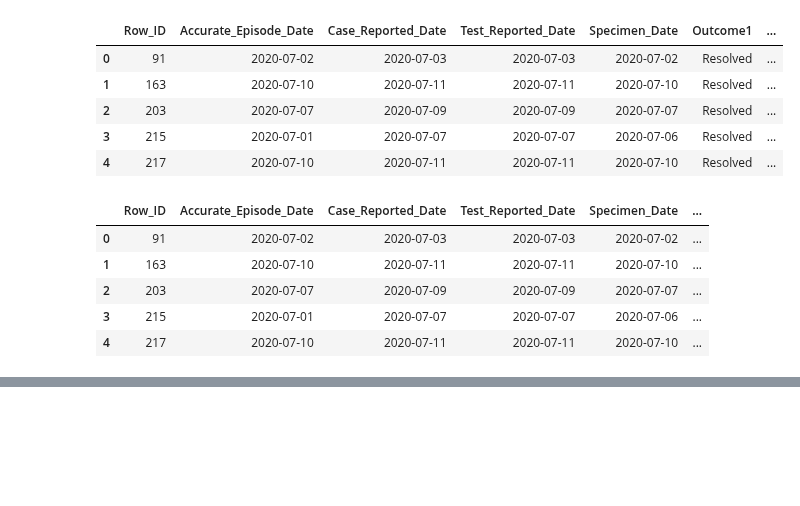
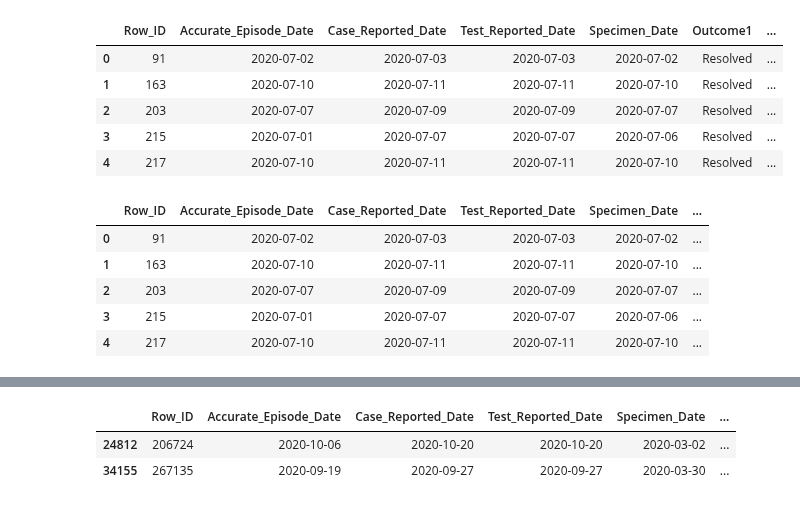
Before and after one commit to vekshan/Covid-19-Tracking-and-Lifestyle-Trends, a Jupyter notebook: generate_fact_table.ipynb, the cells around one changed output, grey strips where cells are left out. Cells and saved outputs as stored; diff of their text form; code cells hidden in the pictures; blank space fills up the shorter version.

```diff
--- a/generate_fact_table.ipynb
+++ b/generate_fact_table.ipynb
@@ -124,0 +204,16 @@ fact.head()
+# %%
+fact = fact.merge(Date_dimension[['Full_Date', 'Date_surrogate_key']], how = 'left',
+                 left_on = 'Accurate_Episode_Date', right_on = 'Full_Date').drop('Full_Date', axis = 1)
+fact.rename(columns={'Date_surrogate_key':'Onset_Date_surrogate_key'}, inplace=True)
+# %%
+fact = fact.merge(Date_dimension[['Full_Date', 'Date_surrogate_key']], how = 'left',
+                 left_on = 'Case_Reported_Date', right_on = 'Full_Date').drop('Full_Date', axis = 1)
+fact.rename(columns={'Date_surrogate_key':'Reported_Date_surrogate_key'}, inplace=True)
+# %%
+fact = fact.merge(Date_dimension[['Full_Date', 'Date_surrogate_key']], how = 'left',
+                 left_on = 'Test_Reported_Date', right_on = 'Full_Date').drop('Full_Date', axis = 1)
+fact.rename(columns={'Date_surrogate_key':'Test_Date_surrogate_key'}, inplace=True)
+# %%
+fact = fact.merge(Date_dimension[['Full_Date', 'Date_surrogate_key']], how = 'left',
+                 left_on = 'Specimen_Date', right_on = 'Full_Date').drop('Full_Date', axis = 1)
+fact.rename(columns={'Date_surrogate_key':'Specimen_Date_surrogate_key'}, inplace=True)
@@ -124,0 +229,6 @@ fact.head()
+# %%
+fact[fact.isnull().any(axis=1)]
+# %% [output]
+|  | Row_ID | Accurate_Episode_Date | Case_Reported_Date | Test_Reported_Date | Specimen_Date | ... |
+| 24812 | 206724 | 2020-10-06 | 2020-10-20 | 2020-10-20 | 2020-03-02 | ... |
+| 34155 | 267135 | 2020-09-19 | 2020-09-27 | 2020-09-27 | 2020-03-30 | ... |
```
Also changed, not shown: parts of 26 cells of this notebook, 1 other file.
